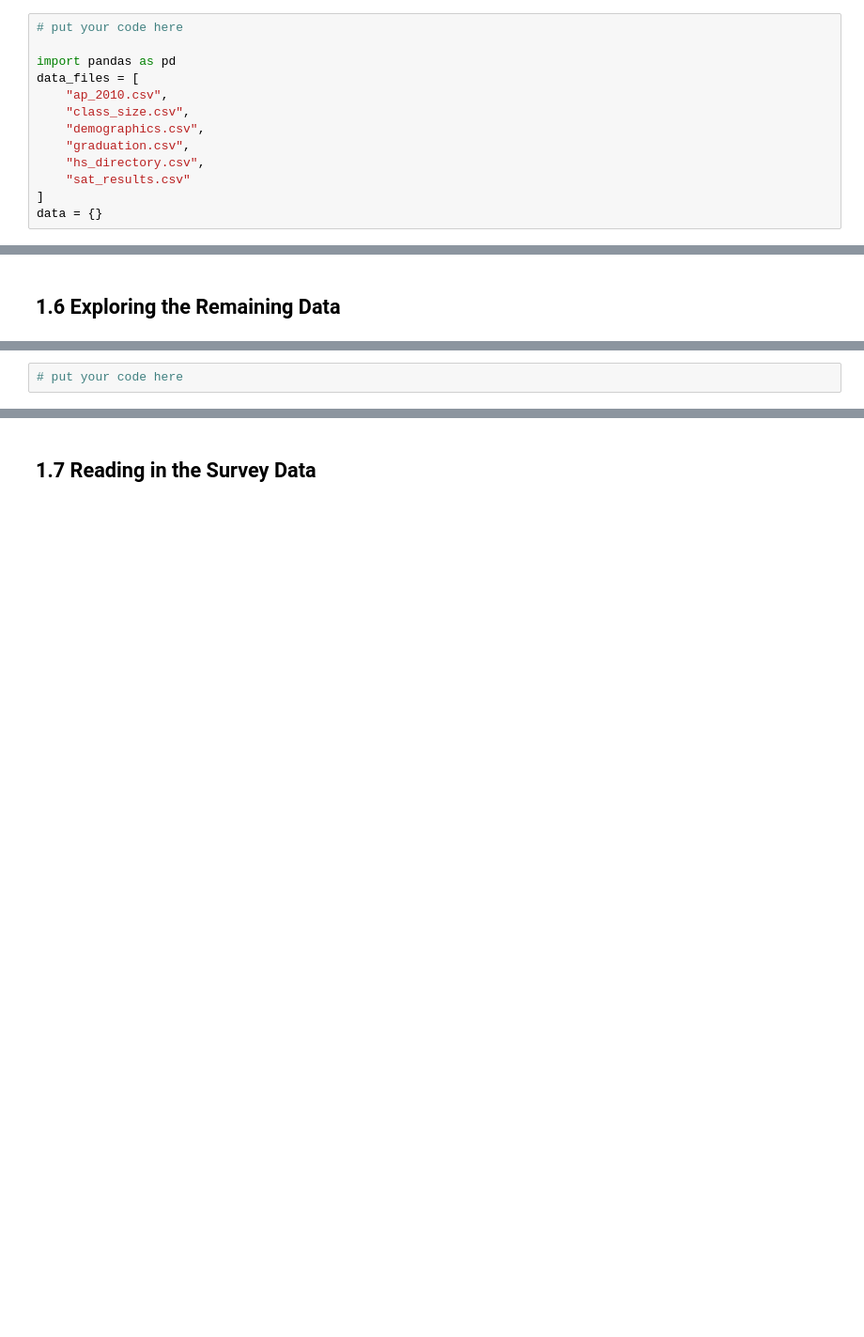
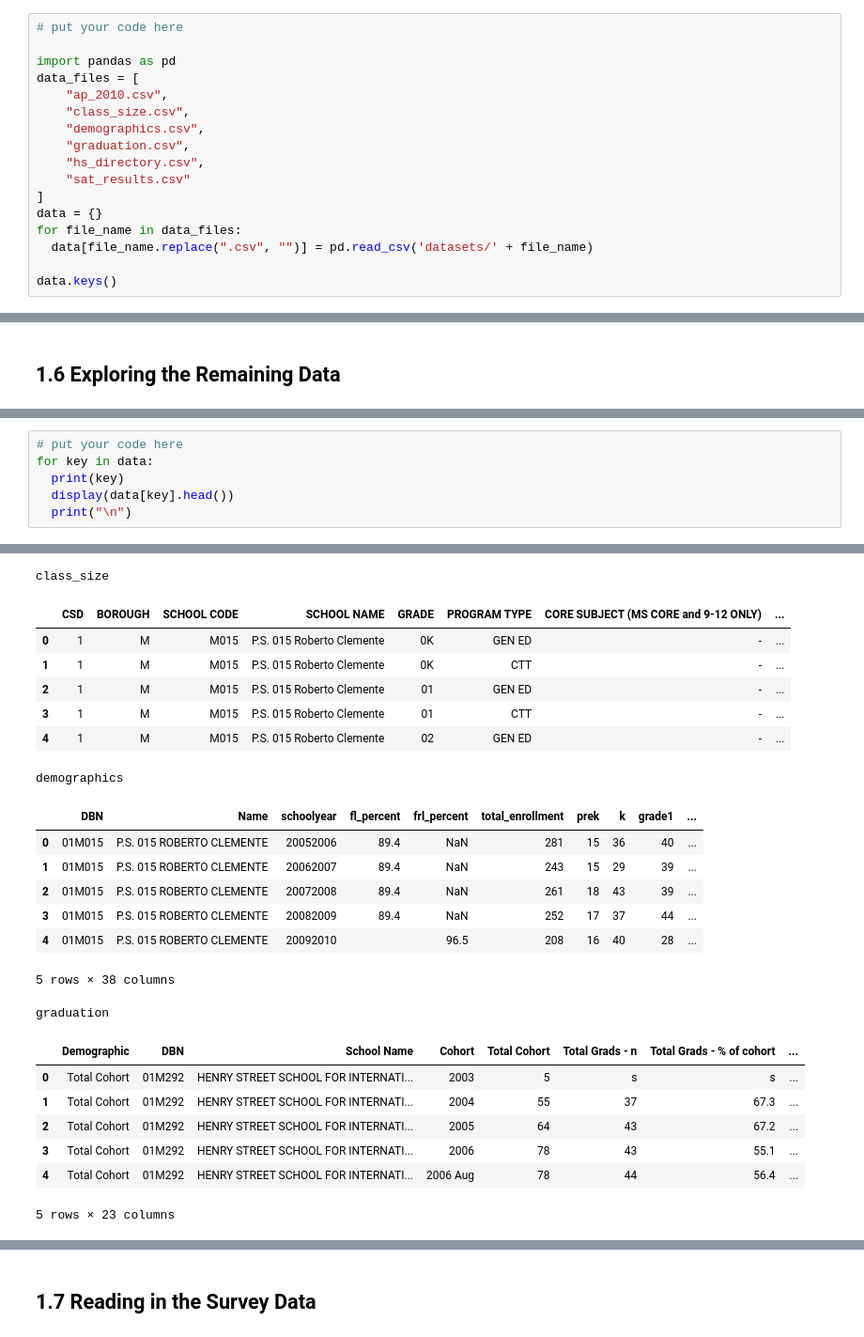
Before and after one commit to HugoTHO/DatasSience-Third-Unit-Notebooks, a Jupyter notebook: Lesson_16_Data_Cleaning_Walkthrough.ipynb, the cells around one changed output, grey strips where cells are left out. Shown: that part at 94% size. Cells and saved outputs as stored; diff of their text form; blank space fills up the shorter version.

```diff
--- a/Lesson_16_Data_Cleaning_Walkthrough.ipynb
+++ b/Lesson_16_Data_Cleaning_Walkthrough.ipynb
@@ -132,3 +132,7 @@ data_files = [
     "sat_results.csv"
 ]
 data = {}
+for file_name in data_files:
+  data[file_name.replace(".csv", "")] = pd.read_csv('datasets/' + file_name)
+
+data.keys()
@@ -192,3 +207,8 @@ Given these observations, let's explore the other data sets to see if we can gai
     - Display the first five rows of the dataframe associated with the **key**.
 # %%
 # put your code here
+for key in data:
+  print(key)
+  display(data[key].head())
+  print("\n")
+# %% [output]
@@ -194,0 +222,23 @@ Given these observations, let's explore the other data sets to see if we can gai
+class_size
+|  | CSD | BOROUGH | SCHOOL CODE | SCHOOL NAME | GRADE | PROGRAM TYPE | CORE SUBJECT (MS CORE and 9-12 ONLY) | ... |
+| 0 | 1 | M | M015 | P.S. 015 Roberto Clemente | 0K | GEN ED | - | ... |
+| 1 | 1 | M | M015 | P.S. 015 Roberto Clemente | 0K | CTT | - | ... |
+| 2 | 1 | M | M015 | P.S. 015 Roberto Clemente | 01 | GEN ED | - | ... |
+| 3 | 1 | M | M015 | P.S. 015 Roberto Clemente | 01 | CTT | - | ... |
+| 4 | 1 | M | M015 | P.S. 015 Roberto Clemente | 02 | GEN ED | - | ... |
+demographics
+|  | DBN | Name | schoolyear | fl_percent | frl_percent | total_enrollment | prek | k | grade1 | ... |
+| 0 | 01M015 | P.S. 015 ROBERTO CLEMENTE | 20052006 | 89.4 | NaN | 281 | 15 | 36 | 40 | ... |
+| 1 | 01M015 | P.S. 015 ROBERTO CLEMENTE | 20062007 | 89.4 | NaN | 243 | 15 | 29 | 39 | ... |
+| 2 | 01M015 | P.S. 015 ROBERTO CLEMENTE | 20072008 | 89.4 | NaN | 261 | 18 | 43 | 39 | ... |
+| 3 | 01M015 | P.S. 015 ROBERTO CLEMENTE | 20082009 | 89.4 | NaN | 252 | 17 | 37 | 44 | ... |
+| 4 | 01M015 | P.S. 015 ROBERTO CLEMENTE | 20092010 |  | 96.5 | 208 | 16 | 40 | 28 | ... |
+5 rows × 38 columns
+graduation
+|  | Demographic | DBN | School Name | Cohort | Total Cohort | Total Grads - n | Total Grads - % of cohort | ... |
+| 0 | Total Cohort | 01M292 | HENRY STREET SCHOOL FOR INTERNATI... | 2003 | 5 | s | s | ... |
+| 1 | Total Cohort | 01M292 | HENRY STREET SCHOOL FOR INTERNATI... | 2004 | 55 | 37 | 67.3 | ... |
+| 2 | Total Cohort | 01M292 | HENRY STREET SCHOOL FOR INTERNATI... | 2005 | 64 | 43 | 67.2 | ... |
+| 3 | Total Cohort | 01M292 | HENRY STREET SCHOOL FOR INTERNATI... | 2006 | 78 | 43 | 55.1 | ... |
+| 4 | Total Cohort | 01M292 | HENRY STREET SCHOOL FOR INTERNATI... | 2006 Aug | 78 | 44 | 56.4 | ... |
+5 rows × 23 columns
```
Also changed, not shown: parts of 5 cells of this notebook.
